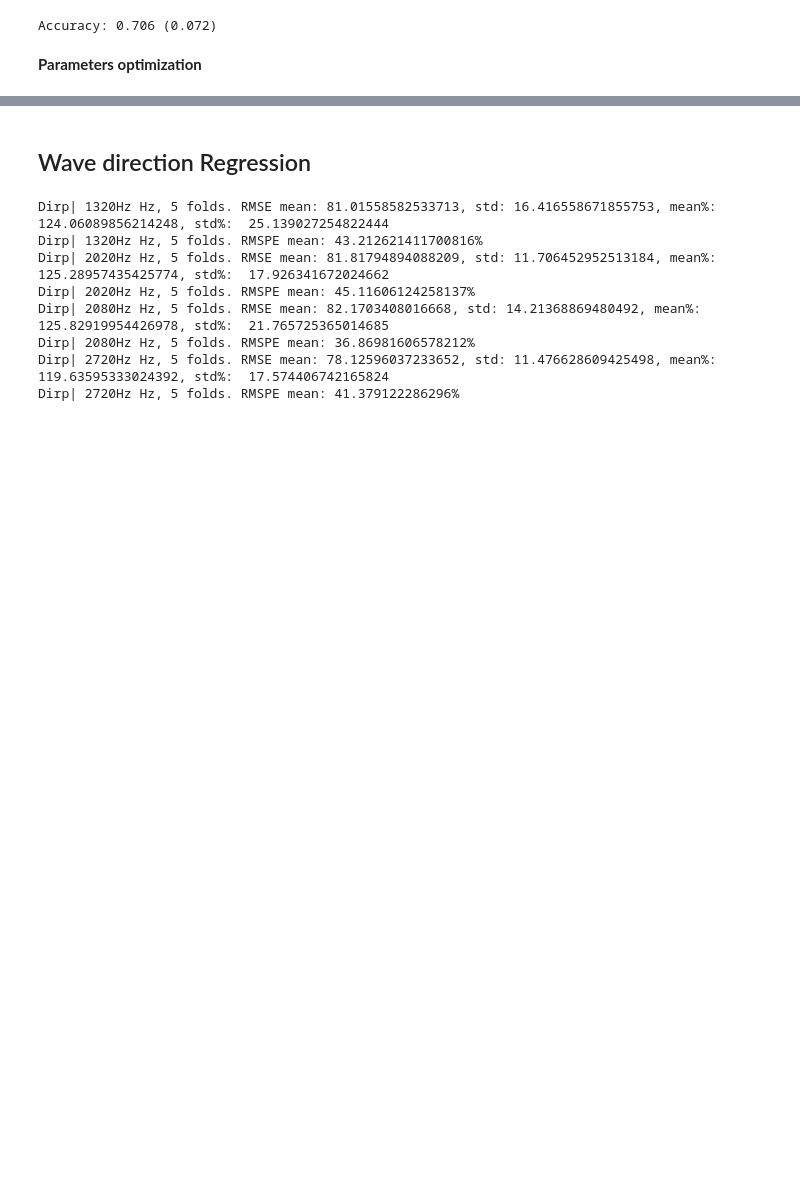
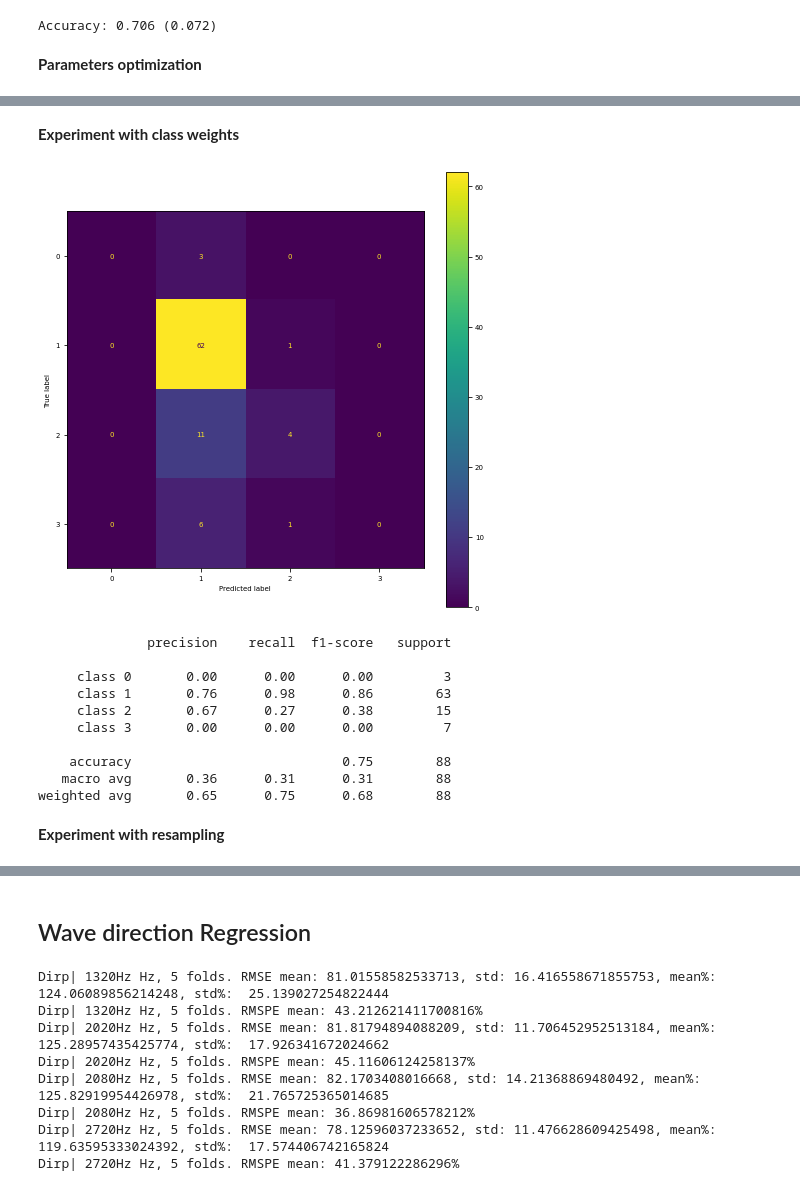
Before and after one commit to rayonnant14/SeaWaves, a Jupyter notebook: SeaWaves_allfreq-s3-plots.ipynb, the cells around one changed output, grey strips where cells are left out. Drawn from its saved outputs; the diff is of its cells as text; code cells hidden in the pictures; blank space fills up the shorter version.

```diff
--- a/SeaWaves_allfreq-s3-plots.ipynb
+++ b/SeaWaves_allfreq-s3-plots.ipynb
@@ -384,0 +391,32 @@ plt.show()
+# %% [markdown]
+**Experiment with class weights**
+# %%
+X_train, X_test, y_train, y_test = train_test_split(Xs['2720Hz'], Y['Dirp_class'], test_size=0.3, random_state=108)
+model = RandomForestClassifier(max_depth=5,
+                               min_samples_leaf=2,
+                               min_samples_split=3,
+                               n_estimators=40,
+                               class_weight={0: 3.0, 1: 0.35, 2: 1.7, 3: 4.63})
+model.fit(X_train, y_train)
+
+fig, ax = plt.subplots(figsize=(8, 8))
+plot_confusion_matrix(model, X_test, y_test, ax=ax)
+plt.show()
+
+y_pred = model.predict(X_test)
+target_names = ['class 0', 'class 1', 'class 2', 'class 3']
+print(classification_report(y_test, y_pred, target_names=target_names))
+# %% [output]
+[figure, added]
+              precision    recall  f1-score   support
+
+     class 0       0.00      0.00      0.00         3
+     class 1       0.76      0.98      0.86        63
+     class 2       0.67      0.27      0.38        15
+     class 3       0.00      0.00      0.00         7
+
+    accuracy                           0.75        88
+   macro avg       0.36      0.31      0.31        88
+weighted avg       0.65      0.75      0.68        88
+# %% [markdown]
+**Experiment with resampling**
```
Also changed, not shown: parts of 29 cells of this notebook.
